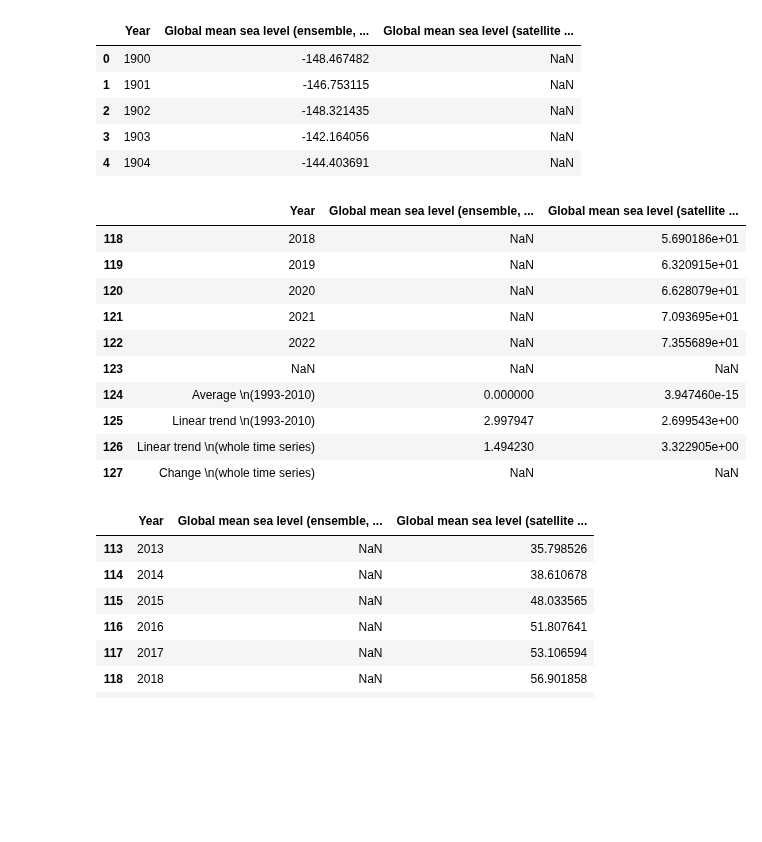
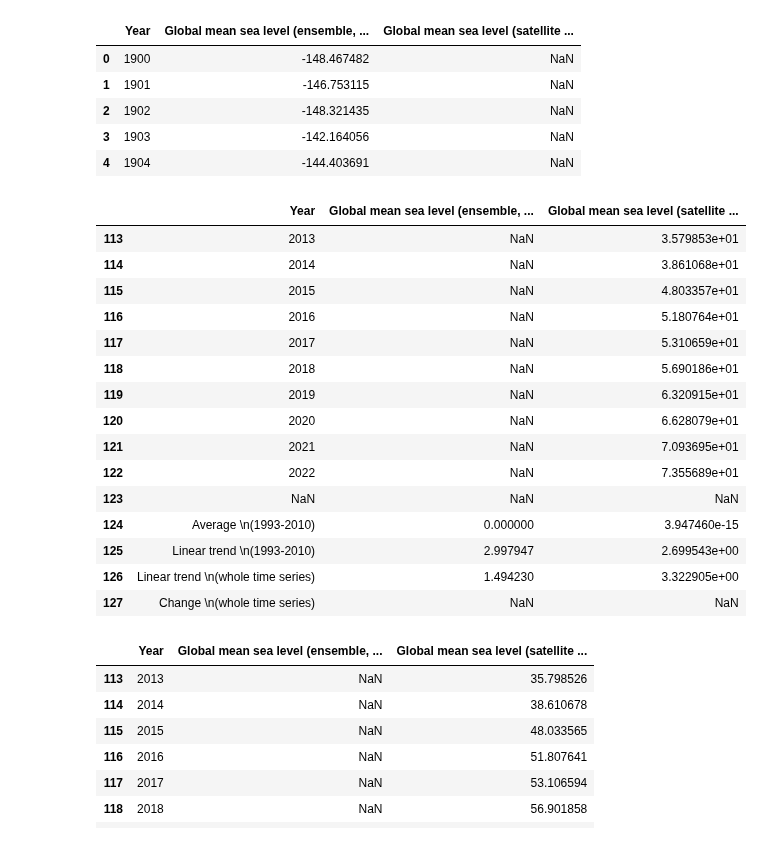
Before and after one commit to dilancroos/ice_extent, a Jupyter notebook: sea_ice.ipynb, the cells around one changed output. Cells and saved outputs as stored; diff of their text form; code cells hidden in the pictures; blank space fills up the shorter version.

```diff
--- a/sea_ice.ipynb
+++ b/sea_ice.ipynb
@@ -623,9 +730,14 @@ sea_level_eea.head()
 | 3 | 1903 | -142.164056 | NaN |
 | 4 | 1904 | -144.403691 | NaN |
 # %%
-sea_level_eea.tail(10)
+sea_level_eea.tail(15)
 # %% [output]
 |  | Year | Global mean sea level (ensemble, ... | Global mean sea level (satellite ... |
+| 113 | 2013 | NaN | 3.579853e+01 |
+| 114 | 2014 | NaN | 3.861068e+01 |
+| 115 | 2015 | NaN | 4.803357e+01 |
+| 116 | 2016 | NaN | 5.180764e+01 |
+| 117 | 2017 | NaN | 5.310659e+01 |
 | 118 | 2018 | NaN | 5.690186e+01 |
 | 119 | 2019 | NaN | 6.320915e+01 |
 | 120 | 2020 | NaN | 6.628079e+01 |
```
Also changed, not shown: parts of 46 cells of this notebook.
